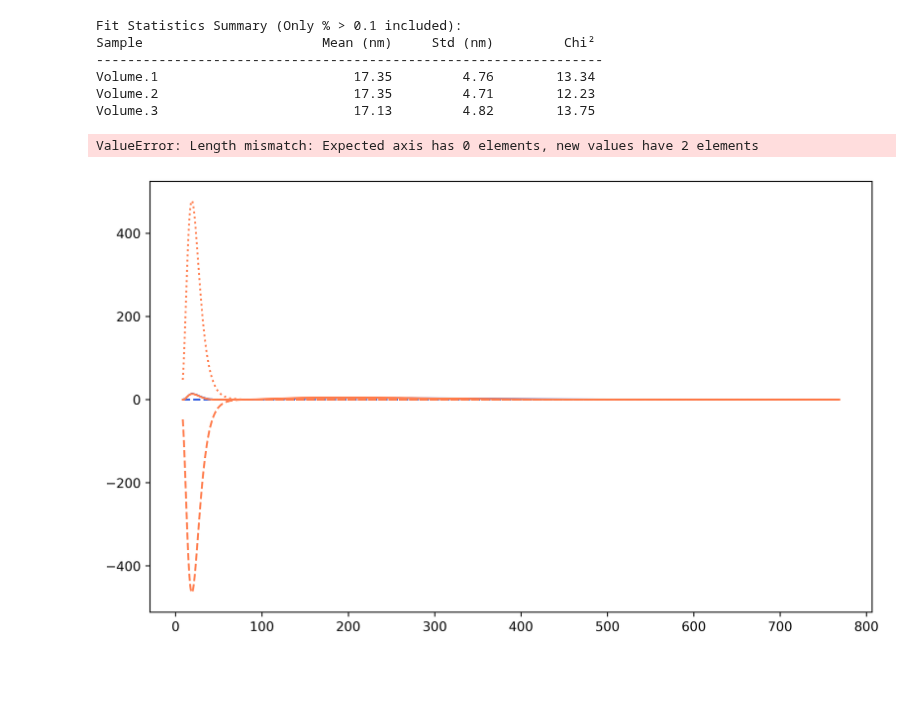
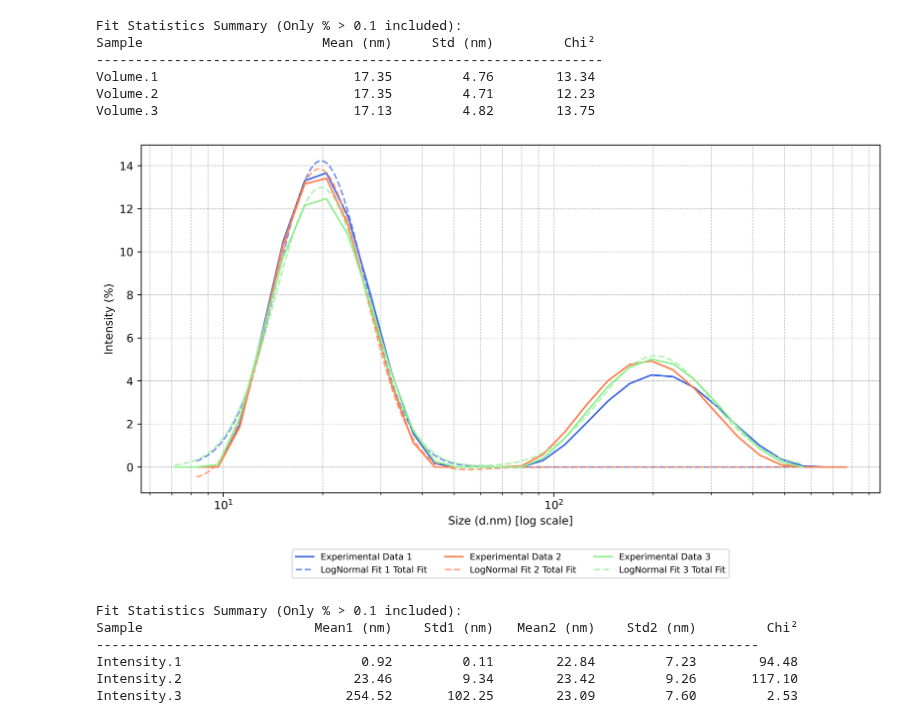
Before and after one commit to fracaludo/physicalchem, a Jupyter notebook: B/DLS/plots2.ipynb, the cells around one changed output. Drawn from its saved outputs; the diff is of its cells as text; code cells hidden in the pictures; blank space fills up the shorter version.

Commit message:
problema su 2 e 4 intensity

```diff
--- a/B/DLS/plots2.ipynb
+++ b/B/DLS/plots2.ipynb
@@ -210,12 +210,10 @@ import matplotlib.pyplot as plt
 from scipy.optimize import curve_fit
 import os
 
-# Two-component Log-normal PDF mixture
 def two_lognormal(x, A1, mu1, sigma1, A2, mu2, sigma2):
-    return (A1 * (1 / (x * sigma1 * np.sqrt(2 * np.pi))) *
-            np.exp(-((np.log(x) - mu1)**2) / (2 * sigma1**2))) + \
-           (A2 * (1 / (x * sigma2 * np.sqrt(2 * np.pi))) *
-            np.exp(-((np.log(x) - mu2)**2) / (2 * sigma2**2)))
+    comp1 = A1 * (1 / (x * sigma1 * np.sqrt(2 * np.pi))) * np.exp(-((np.log(x) - mu1) ** 2) / (2 * sigma1 ** 2))
+    comp2 = A2 * (1 / (x * sigma2 * np.sqrt(2 * np.pi))) * np.exp(-((np.log(x) - mu2) ** 2) / (2 * sigma2 ** 2))
+    return comp1 + comp2
 
 file_path = '/Users/ludovica/Documents/Bachelor/BA6/Physical Chemistry/Challenge B /DLS/Sample 2.xlsx'
 sheet_names = ["Intensity.1", "Intensity.2", "Intensity.3"]
@@ -240,6 +238,7 @@ for i, sheet in enumerate(sheet_names):
     y = df['Percent'].values
 
 
+
     A1_init = max(y) * 0.6
     mu1_init = np.log(np.percentile(x, 25))
     sigma1_init = 0.3
@@ -253,60 +252,60 @@ for i, sheet in enumerate(sheet_names):
         popt, pcov = curve_fit(two_lognormal, x, y, p0=p0, maxfev=20000)
         A1, mu1, sigma1, A2, mu2, sigma2 = popt
 
-        # Swap components for 3rd dataset (index 2)
         if i == 2:
             A1, A2 = A2, A1
             mu1, mu2 = mu2, mu1
             sigma1, sigma2 = sigma2, sigma1
 
         x_fit = np.logspace(np.log10(min(x)), np.log10(max(x)), 500)
-        y_fit_1 = A1 * (1 / (x_fit * sigma1 * np.sqrt(2 * np.pi))) * np.exp(-((np.log(x_fit) - mu1)**2) / (2 * sigma1**2))
-        y_fit_2 = A2 * (1 / (x_fit * sigma2 * np.sqrt(2 * np.pi))) * np.exp(-((np.log(x_fit) - mu2)**2) / (2 * sigma2**2))
 
-        y_fit_total = two_lognormal(x, *popt)
-        chi2 = np.sum((y - y_fit_total) ** 2)
+        # Total sum curve
+        y_fit_total = two_lognormal(x_fit, *popt)
 
+        # Chi-squared on original data points
+        y_fit_on_x = two_lognormal(x, *popt)
+        chi2 = np.sum((y - y_fit_on_x) ** 2)
+
+        # Calculate mean and std dev for each lognormal component
         mean1 = np.exp(mu1 + (sigma1**2)/2)
         std1 = np.sqrt((np.exp(sigma1**2) - 1) * np.exp(2*mu1 + sigma1**2))
         mean2 = np.exp(mu2 + (sigma2**2)/2)
         std2 = np.sqrt((np.exp(sigma2**2) - 1) * np.exp(2*mu2 + sigma2**2))
 
         color = data_colors[i % len(data_colors)]
 
-        # Experimental data (solid line)
         ax.plot(x, y, '-', label=data_labels[i], color=color)
-
-        # First component (dashed line)
-        ax.plot(x_fit, y_fit_1, '--', label=f"{fit_labels[i]} Component 1", color=color)
-
-        # Second component (dotted line)
-        ax.plot(x_fit, y_fit_2, ':', label=f"{fit_labels[i]} Component 2", color=color)
+        ax.plot(x_fit, y_fit_total, '--', label=f"{fit_labels[i]} Total Fit", color=color, alpha=0.7)
 
         stats_data.append([sheet, f"{mean1:.2f}", f"{std1:.2f}", f"{mean2:.2f}", f"{std2:.2f}", f"{chi2:.2f}"])
 
     except Exception as e:
         print(f"Fit failed for {sheet}: {e}")
 
 ax.set_xscale('log')
 ax.set_xlabel('Size (d.nm) [log scale]')
 ax.set_ylabel('Intensity (%)')
 ax.grid(True, which='both', linestyle='--', linewidth=0.5)
 
-# Put legend below the plot, centered and outside
 ax.legend(loc='upper center', bbox_to_anchor=(0.5, -0.15), ncol=3, fontsize=8)
 
 plt.tight_layout()
-plt.subplots_adjust(bottom=0.25)  # increase bottom margin to fit legend
+plt.subplots_adjust(bottom=0.25)
 
 save_path = os.path.join("/Users/ludovica/Documents/Bachelor/BA6/Physical Chemistry/Challenge B /DLS", "Intensity 2.png")
 plt.savefig(save_path, format='png', bbox_inches='tight')
 plt.show()
 
 print("\nFit Statistics Summary (Only % > 0.1 included):")
 print(f"{'Sample':<25} {'Mean1 (nm)':>12} {'Std1 (nm)':>12} {'Mean2 (nm)':>12} {'Std2 (nm)':>12} {'Chi²':>12}")
 print("-" * 85)
 for row in stats_data:
     print(f"{row[0]:<25} {row[1]:>12} {row[2]:>12} {row[3]:>12} {row[4]:>12} {row[5]:>12}")
 # %% [output]
+[figure, new version]
-ValueError: Length mismatch: Expected axis has 0 elements, new values have 2 elements
+Fit Statistics Summary (Only % > 0.1 included):
+Sample                      Mean1 (nm)    Std1 (nm)   Mean2 (nm)    Std2 (nm)         Chi²
+-------------------------------------------------------------------------------------
+Intensity.1                       0.92         0.11        22.84         7.23        94.48
+Intensity.2                      23.46         9.34        23.42         9.26       117.10
+Intensity.3                     254.52       102.25        23.09         7.60         2.53
-[figure, old version]
```
Also changed, not shown: 1 other file.
